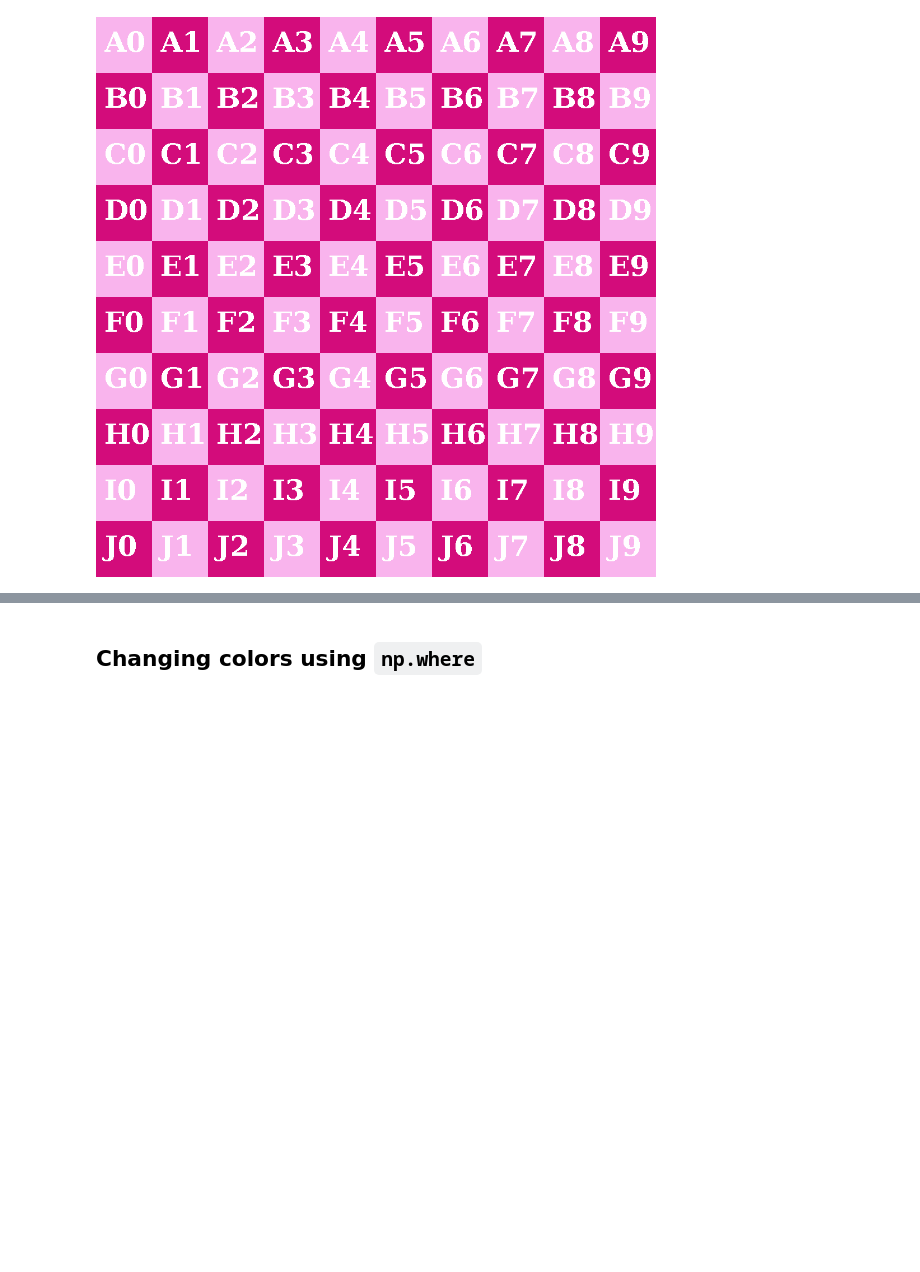
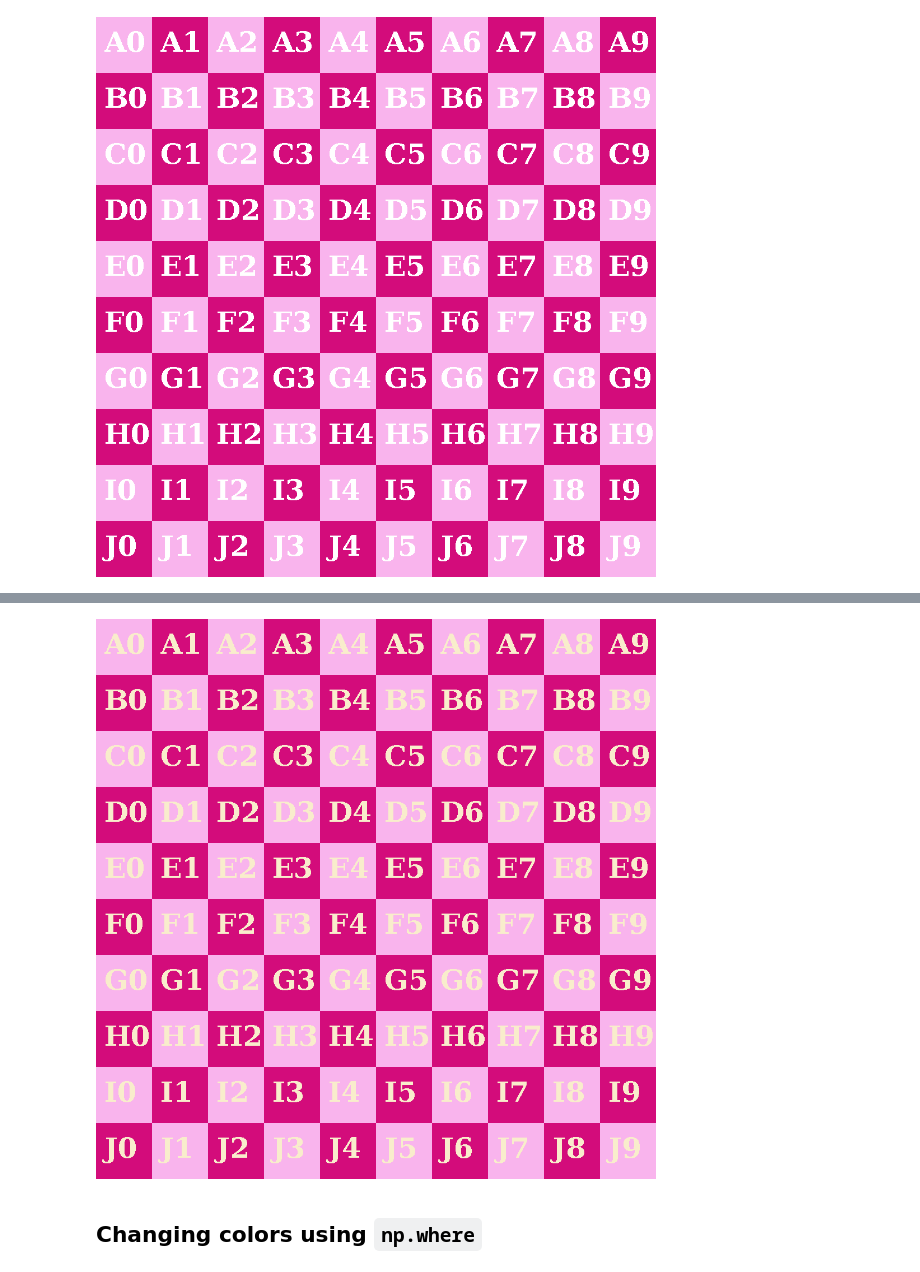
Before and after one commit to ybaki97/Math9-Y24, a Jupyter notebook: _sources/lectures/lec14.ipynb, the cells around one changed output, grey strips where cells are left out. Drawn from its saved outputs; the diff is of its cells as text; code cells hidden in the pictures; blank space fills up the shorter version.

```diff
--- a/_sources/lectures/lec14.ipynb
+++ b/_sources/lectures/lec14.ipynb
@@ -28,3 +351,7 @@ A = np.array([9,2,4,5,1,1,1,0,2,10,5,8])
+# %%
+Image.fromarray(C)
+# %% [output]
+[figure, added]
 # %% [markdown]
 ## Changing colors using `np.where`
 # %% [markdown]
```
Also changed, not shown: parts of 99 cells of this notebook, 10 other files.
